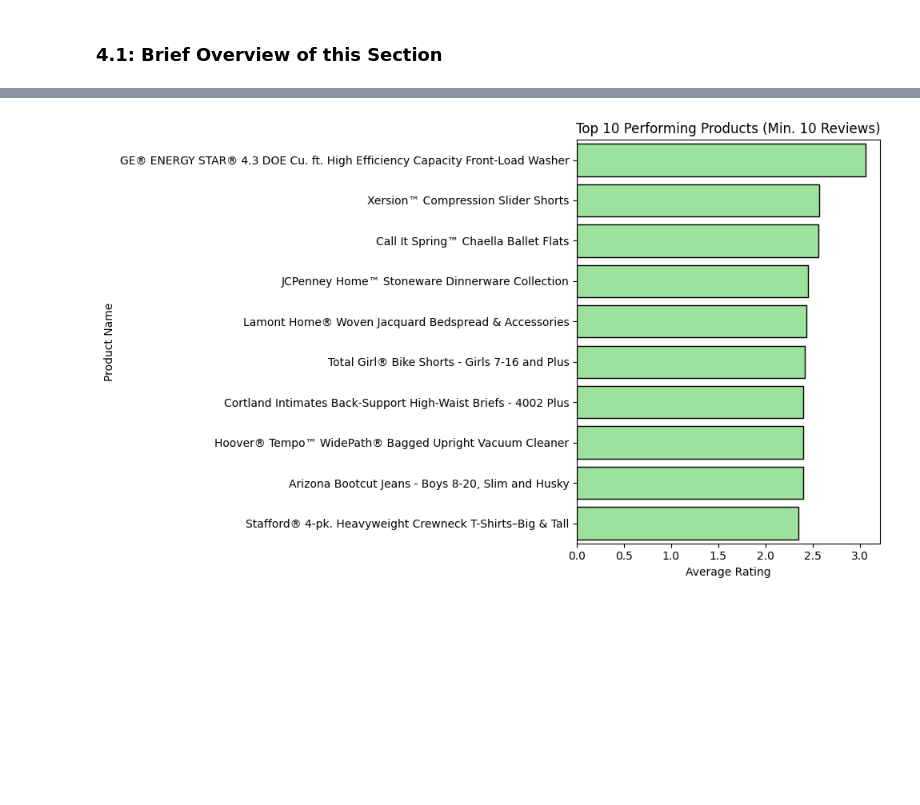
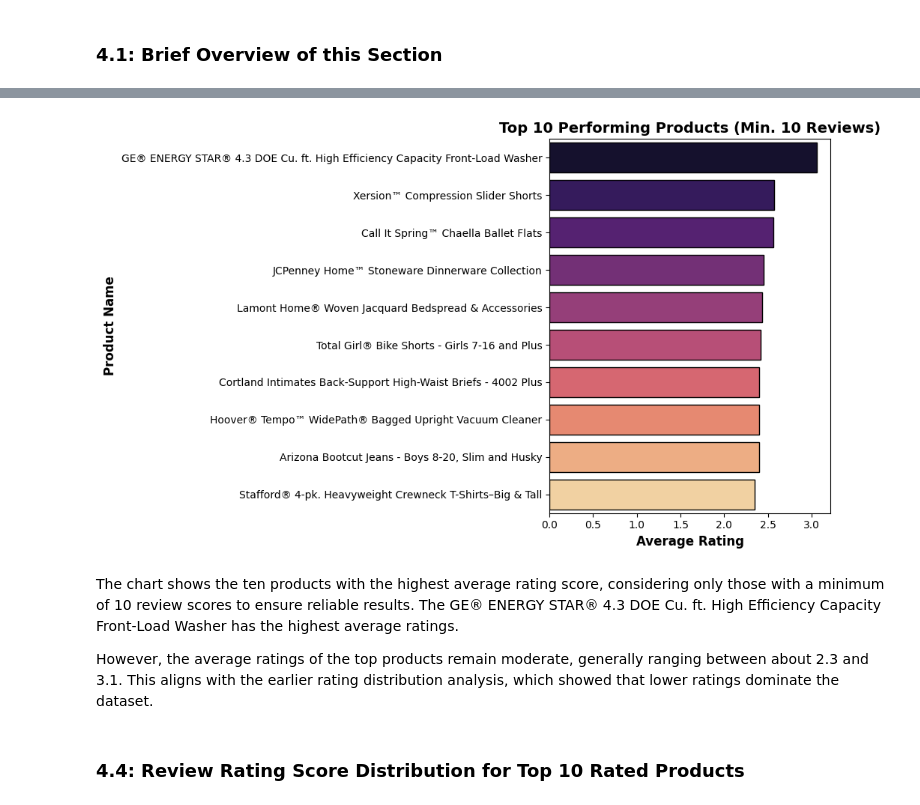
Before and after one commit to Fieldmarshall31/3531342_BD2, a Jupyter notebook: 3531342_BD2.ipynb, the cells around one changed output, grey strips where cells are left out. Saved outputs shown, nothing was run; the diff lists cells and outputs as text; code cells hidden in the pictures; blank space fills up the shorter version.

Commit message:
Feat: Reviewed the inline comments, the structure of the appendix, added another analysis and re-arranged the structure

```diff
--- a/3531342_BD2.ipynb
+++ b/3531342_BD2.ipynb
@@ -447,21 +466,28 @@ top_10_products = product_perf.sort_values(
 # %%
 # horizontal bar chart showing
 # the top 10 highest-rated products based on average score
 plt.figure(figsize=(10,6))
 
 sns.barplot(
     x='average_score',
     y='name',
     data=top_10_products,
     edgecolor='black',
-    color='lightgreen'
+    hue='name',
+    palette='magma'
 )
 
-plt.title("Top 10 Performing Products (Min. 10 Reviews)", fontsize=12)
-plt.xlabel("Average Rating")
-plt.ylabel("Product Name")
+plt.title("Top 10 Performing Products (Min. 10 Reviews)", fontsize=14, weight= "bold")
+plt.xlabel("Average Rating", fontsize=12, weight= "bold")
+plt.ylabel("Product Name", fontsize=12, weight= "bold")
 
 plt.tight_layout()
 plt.show()
 # %% [output]
-[figure, old version]
+[figure, new version]
+# %% [markdown]
+The chart shows the ten products with the highest average rating score, considering only those with a minimum of 10 review scores to ensure reliable results. The GE® ENERGY STAR® 4.3 DOE Cu. ft. High Efficiency Capacity Front-Load Washer has the highest average ratings.
+
+However, the average ratings of the top products remain moderate, generally ranging between about 2.3 and 3.1. This aligns with the earlier rating distribution analysis, which showed that lower ratings dominate the dataset.
+# %% [markdown]
+### **4.4: Review Rating Score Distribution for Top 10 Rated Products**
```
Also changed, not shown: parts of 48 cells of this notebook.
